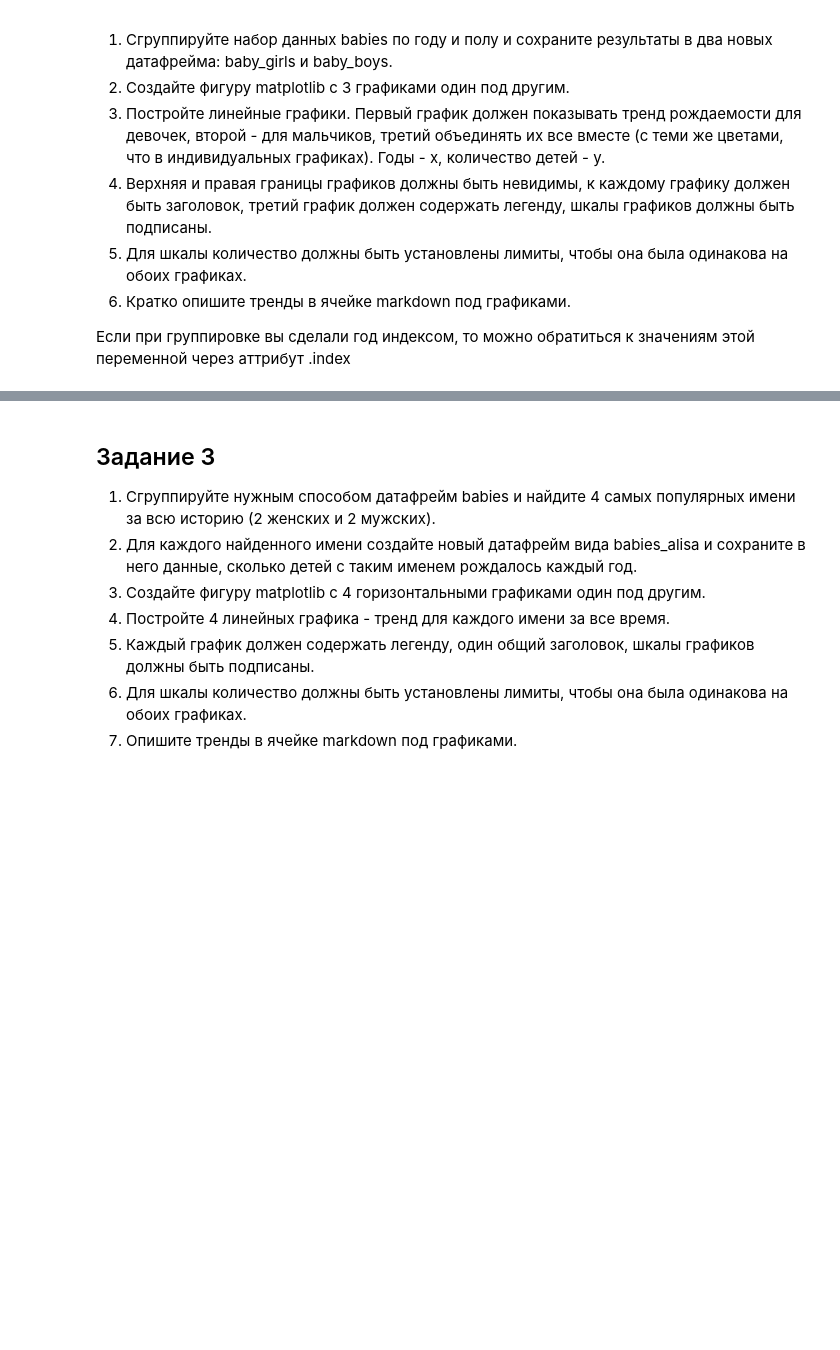
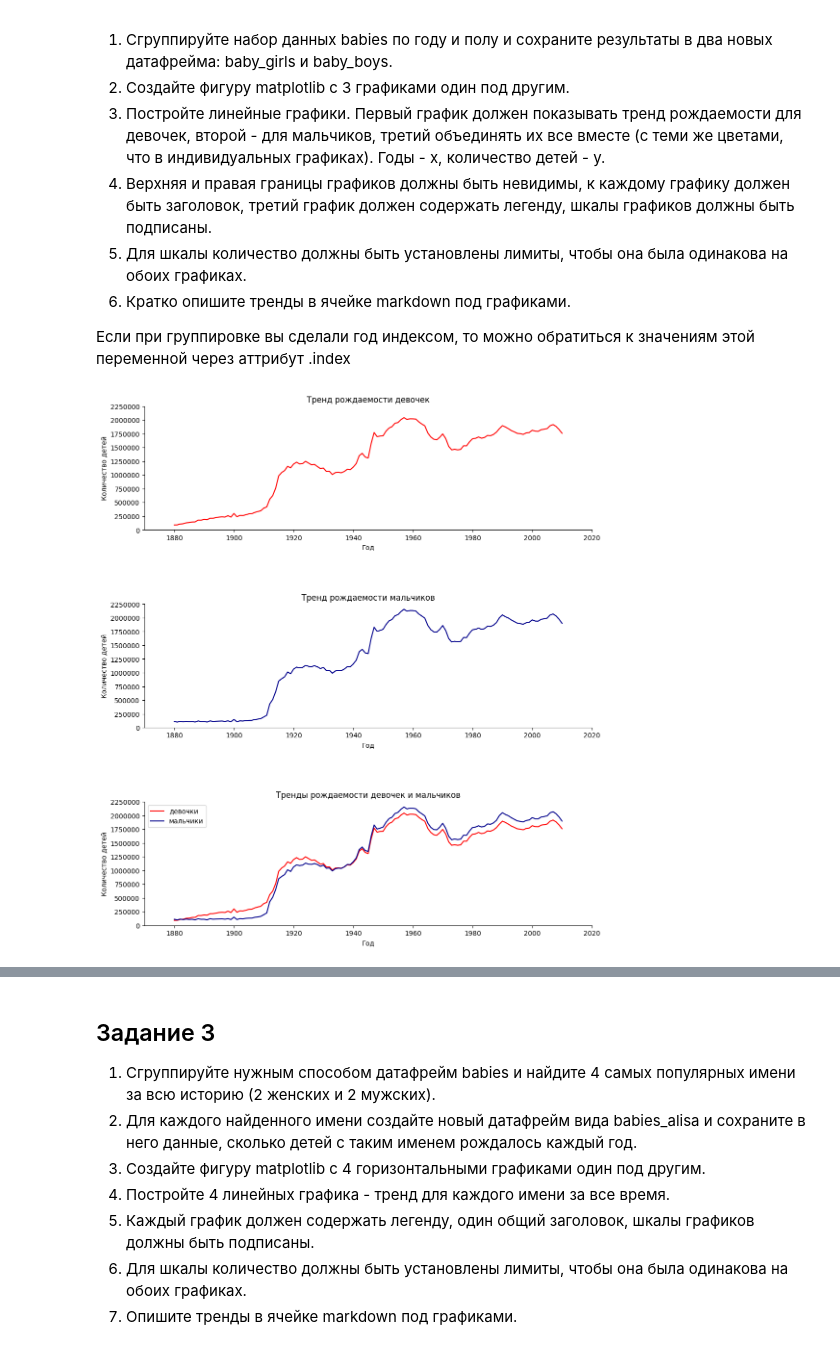
Before and after one commit to SeVlVershinin/py-base-homeworks, a Jupyter notebook: hw_04.ipynb, the cells around one changed output, grey strips where cells are left out. Saved outputs shown, nothing was run; the diff lists cells and outputs as text; code cells hidden in the pictures; blank space fills up the shorter version.

```diff
--- a/hw_04.ipynb
+++ b/hw_04.ipynb
@@ -390,0 +389,40 @@ print(f'В то же время количество записей в дата
+# %%
+# 1. Сгруппируйте набор данных babies по году и полу и сохраните результаты в два новых датафрейма: baby_girls и baby_boys.
+
+# сгруппируем датасет по году и полу и сразу рассчитаем количество рожденных детей в группах,
+# т.к. именно эти значения на будут нужны для визуализации трендов рождаемости с помощью линейных графиков
+babies_born_by_year_and_gender = babies.groupby(['year', 'sex'], as_index=False).agg({'number':'sum'})
+
+# и разобьем датасет на два, как сказано в задании
+girls_born_by_year = babies_born_by_year_and_gender[babies_born_by_year_and_gender['sex'] == 'F']
+boys_born_by_year = babies_born_by_year_and_gender[babies_born_by_year_and_gender['sex'] == 'M']
+# %%
+# 2. Создайте фигуру matplotlib с 3 графиками один под другим.
+fig, ax = plt.subplots(3, 1, figsize=(12,14))
+fig.subplots_adjust(hspace=0.6)
+
+# 3. Постройте линейные графики. Первый график должен показывать тренд рождаемости для девочек,
+# второй - для мальчиков, третий объединять их все вместе (с теми же цветами, что в индивидуальных
+# графиках). Годы - x, количество детей - y.
+sns.lineplot(data=girls_born_by_year, x='year', y='number', color='red',  ax=ax[0])
+
+sns.lineplot(data=boys_born_by_year, x='year', y='number', color='darkblue',  ax=ax[1])
+
+sns.lineplot(data=girls_born_by_year, x='year', y='number', color='red', label='девочки',  ax=ax[2])
+sns.lineplot(data=boys_born_by_year, x='year', y='number', color='darkblue',  label='мальчики', ax=ax[2])
+
+# 4. Верхняя и правая границы графиков должны быть невидимы, к каждому графику должен быть заголовок,
+# третий график должен содержать легенду, шкалы графиков должны быть подписаны.
+# 5. Для шкалы количество должны быть установлены лимиты, чтобы она была одинакова на обоих графиках.
+sns.despine(fig=fig, top=True, right=True)
+axes_infos = ((ax[0], 'Тренд рождаемости девочек'), (ax[1], 'Тренд рождаемости мальчиков'), (ax[2], 'Тренды рождаемости девочек и мальчиков'))
+
+for ax, title in axes_infos:
+    ax.set_xlim(1870, 2020)
+    ax.set_ylim(0, 2250000)
+    ax.ticklabel_format(style='plain', axis='y')
+    ax.set_xlabel('Год')
+    ax.set_ylabel('Количество детей')
+    ax.set_title(title)
+# %% [output]
+[figure, added]
```
Also changed, not shown: parts of 4 cells of this notebook.
